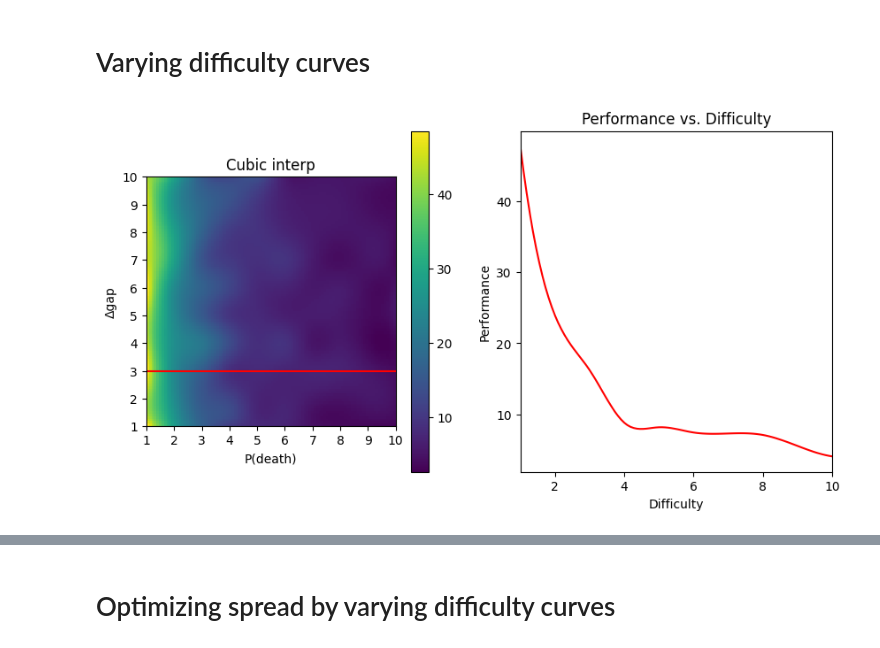
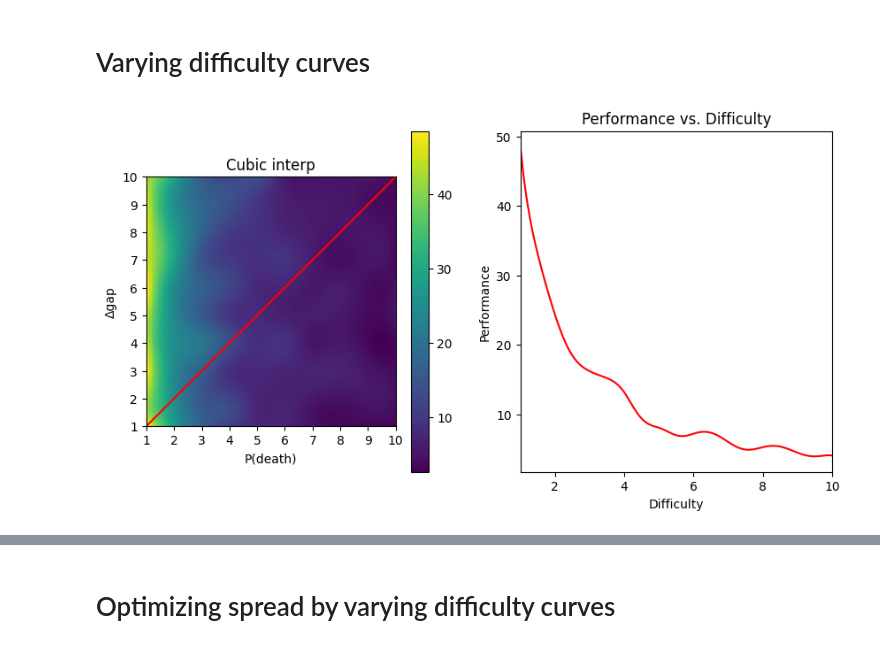
Before and after one commit to JasonMerit/Bachelors_DDA, a Jupyter notebook: interpolate_scipy.ipynb, the cells around one changed output, grey strips where cells are left out. Drawn from its saved outputs; the diff is of its cells as text; code cells hidden in the pictures.

Commit message:
curve wiggling playback

```diff
--- a/interpolate_scipy.ipynb
+++ b/interpolate_scipy.ipynb
@@ -411,32 +411,33 @@ def plot_line(line):
 
 def subplot_line(line):
     # Replicate plot_line, but gather the plots in a subplot
     fig, axs = plt.subplots(1, 2, figsize=(10, 5))
 
     ax = axs[0]
     ax.matshow(Z, extent=(1, 10, 1, 10), origin='lower')
     ax.colorbar = plt.colorbar(ax.images[0], ax=ax, orientation='vertical')
     ax.plot(line[:, 1], line[:, 0], color='r')
     ax.set_xlabel("P(death)")
     ax.set_ylabel("\u0394gap")
     ax.xaxis.set_ticks_position('bottom')
     ax.set_xticks(range(1, 11))
     ax.set_yticks(range(1, 11))
     ax.set_title('Cubic interp')
 
     ax = axs[1]
     performance = interpn((discrete, discrete), data, line, "cubic")
     ax.plot(D, performance, color="r")
     ax.set_xlim(1, 10)
     ax.set_xlabel('Difficulty')
     ax.set_ylabel('Performance')
     ax.set_title('Performance vs. Difficulty')
 
     plt.show()
 
 
 
-_line = np.column_stack((np.full_like(D, constant), D))
+_line = np.column_stack((D, D))
+# _line = np.column_stack((np.full_like(D, constant), D))
 subplot_line(_line)
 # %% [output]
-[figure, old version]
+[figure, new version]
```
Also changed, not shown: parts of 16 cells of this notebook, 4 other files.
